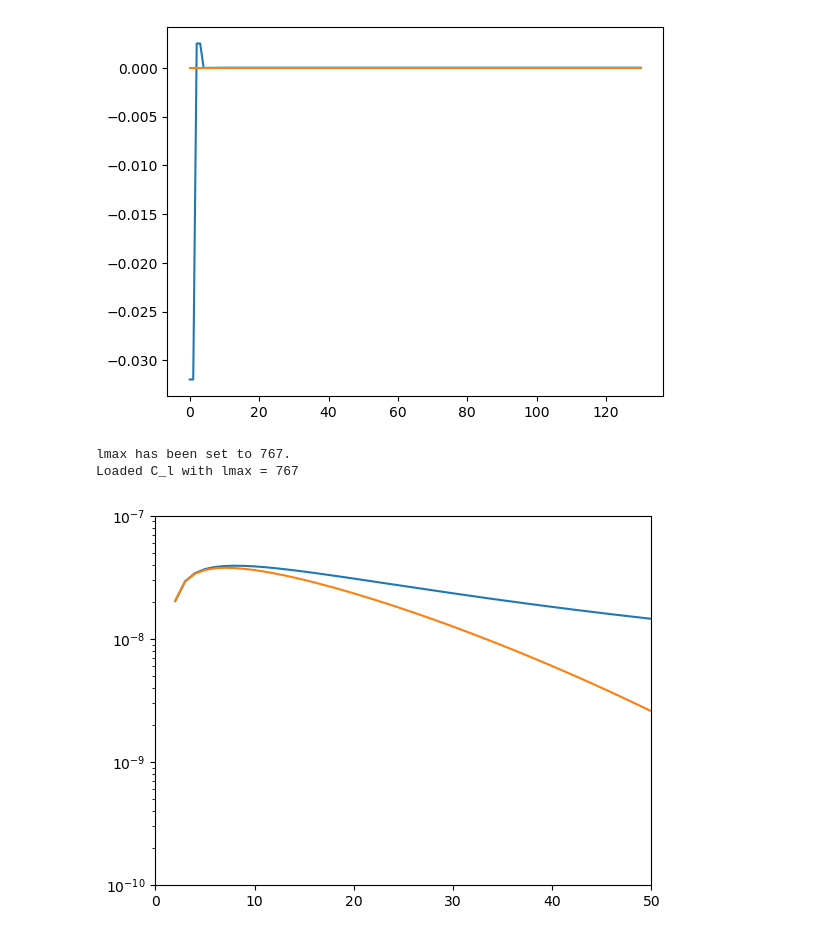
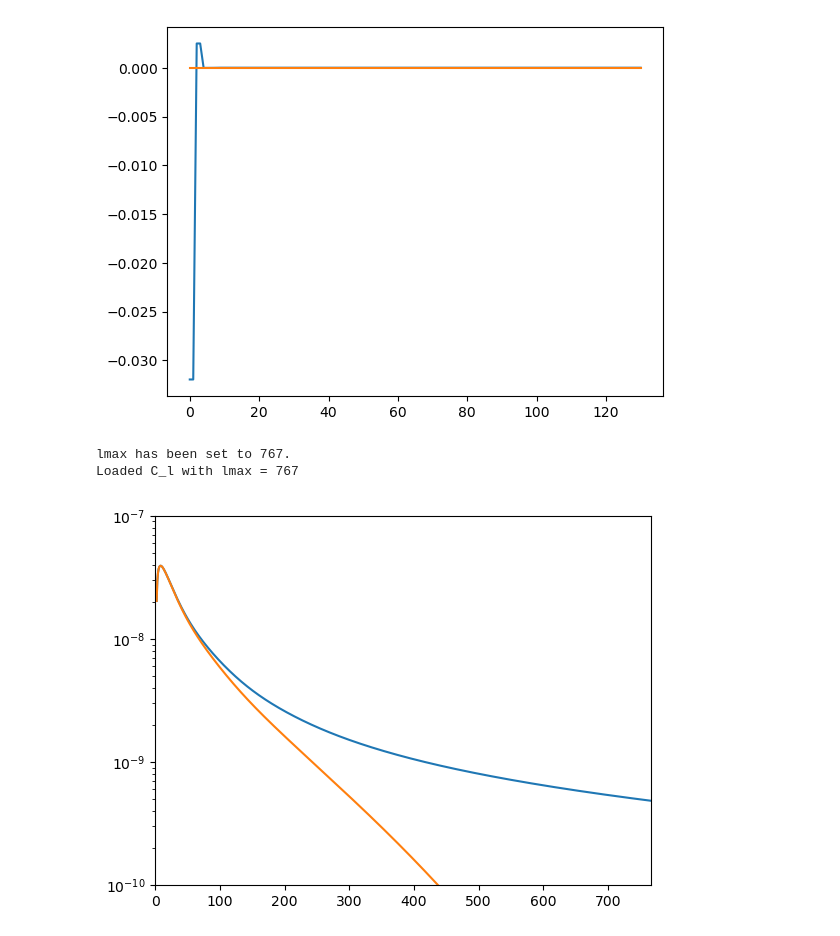
Before and after one commit to voehl12/xilikelihood, a Jupyter notebook: mask_apo.ipynb, the cells around one changed output. Drawn from its saved outputs; the diff is of its cells as text; code cells hidden in the pictures.

Commit message:
implement different smoothing scales

```diff
--- a/mask_apo.ipynb
+++ b/mask_apo.ipynb
@@ -134,18 +134,19 @@ Loaded C_l with lmax = 767
 # %%
 def smooth_cl(l, l_smooth):
     sigma2 = l_smooth**2 / 6 * np.log10(np.e)
     return np.exp(-(l**2) / (2 * sigma2))
 cl = grf_classes.TheoryCl(lmax,clpath="Cl_3x2pt_kids55.txt")
 ell = np.arange(lmax+1)
+l_smooth = 767
 plt.figure()
 plt.plot(ell[2:],cl.ee[2:])
-plt.plot(ell[2:],cl.ee[2:]*smooth_cl(ell,100)[2:])
-plt.plot(ell[2:],smooth_cl(ell,100)[2:])
+plt.plot(ell[2:],cl.ee[2:]*smooth_cl(ell,l_smooth)[2:])
+plt.plot(ell[2:],smooth_cl(ell,l_smooth)[2:])
 plt.yscale('log')
-plt.xlim(0,50)
+plt.xlim(0,767)
 plt.ylim(1e-10,1e-7)
 plt.show()
 # %% [output]
 lmax has been set to 767.
 Loaded C_l with lmax = 767
-[figure, old version]
+[figure, new version]
```
